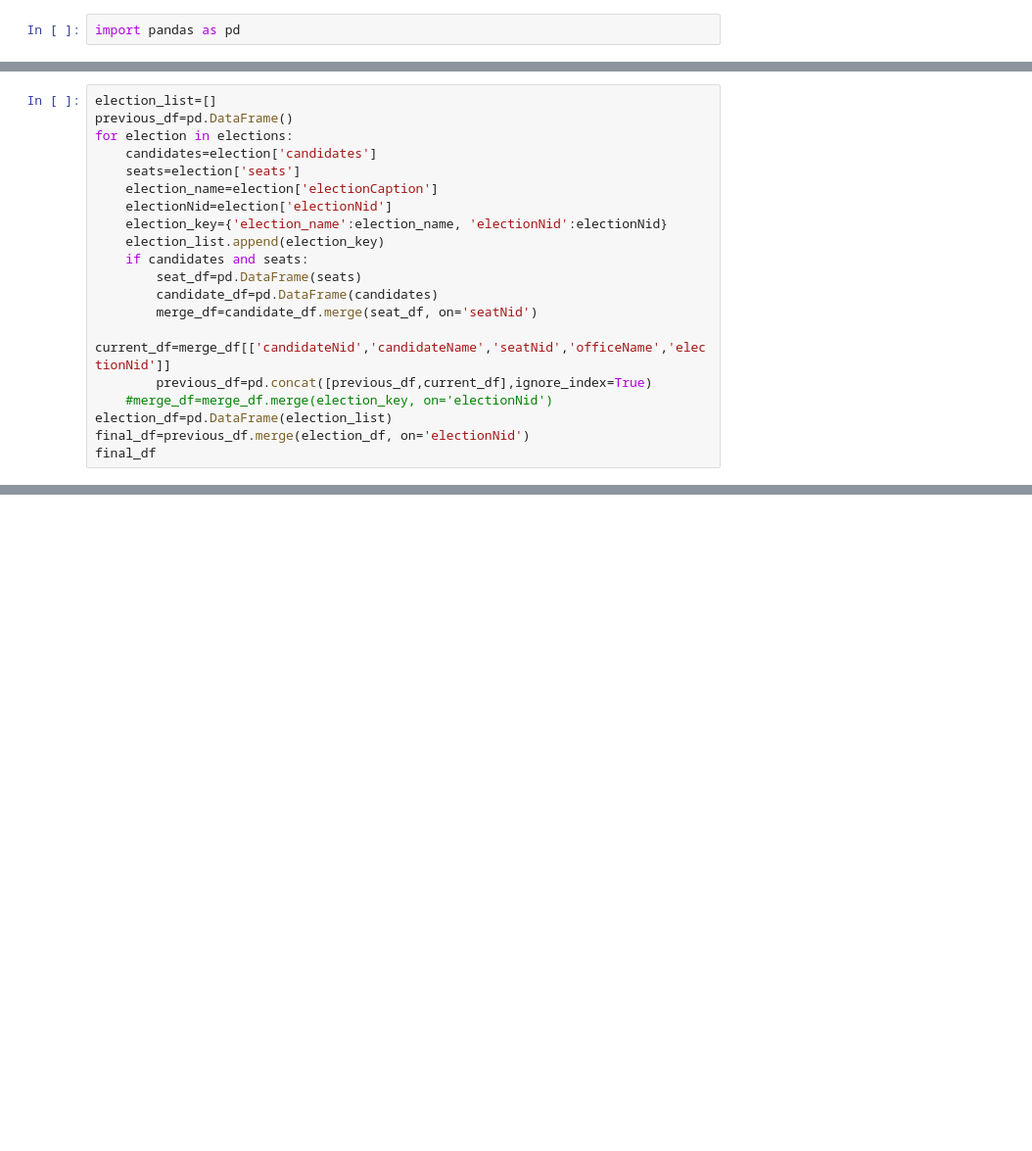
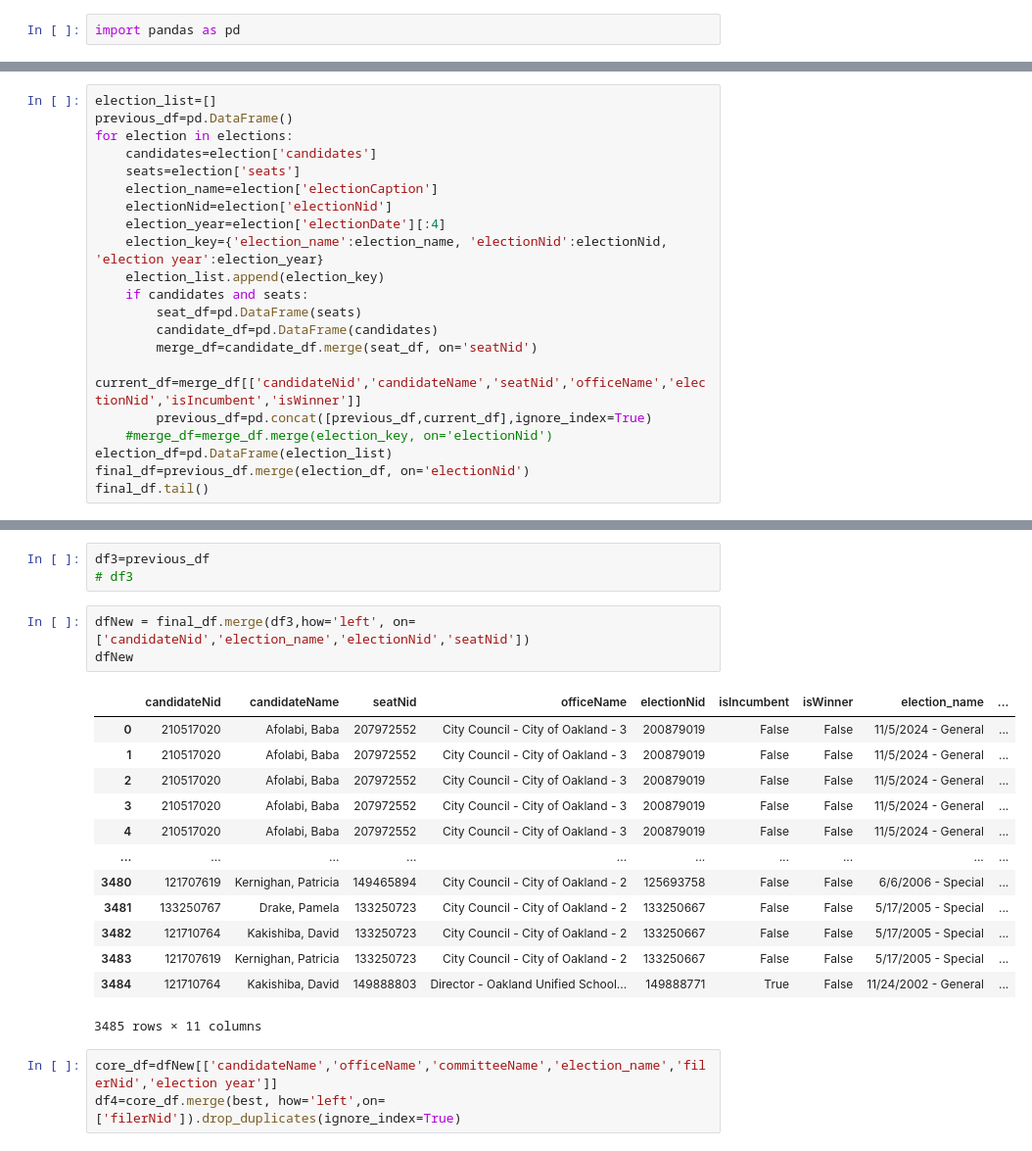
Before and after one commit to FrancisDoran/candidate-table, a Jupyter notebook: francis-testing.ipynb, the cells around one changed output, grey strips where cells are left out. Shown at 98% size. Cells and saved outputs as stored; diff of their text form; blank space fills up the shorter version.

```diff
--- a/francis-testing.ipynb
+++ b/francis-testing.ipynb
@@ -256,20 +2,0 @@ merge_df
-# %%
-election_list=[]
-previous_df=pd.DataFrame()
-for election in elections:
-    candidates=election['candidates']
-    seats=election['seats']
-    election_name=election['electionCaption']
-    electionNid=election['electionNid']
-    election_key={'election_name':election_name, 'electionNid':electionNid}
-    election_list.append(election_key)
-    if candidates and seats:
-        seat_df=pd.DataFrame(seats)
-        candidate_df=pd.DataFrame(candidates)
-        merge_df=candidate_df.merge(seat_df, on='seatNid')
-        current_df=merge_df[['candidateNid','candidateName','seatNid','officeName','electionNid']]
-        previous_df=pd.concat([previous_df,current_df],ignore_index=True)
-    #merge_df=merge_df.merge(election_key, on='electionNid')
-election_df=pd.DataFrame(election_list)
-final_df=previous_df.merge(election_df, on='electionNid')
-final_df
@@ -474,0 +271,21 @@ thao[0]
+# %%
+election_list=[]
+previous_df=pd.DataFrame()
+for election in elections:
+    candidates=election['candidates']
+    seats=election['seats']
+    election_name=election['electionCaption']
+    electionNid=election['electionNid']
+    election_year=election['electionDate'][:4]
+    election_key={'election_name':election_name, 'electionNid':electionNid, 'election year':election_year}
+    election_list.append(election_key)
+    if candidates and seats:
+        seat_df=pd.DataFrame(seats)
+        candidate_df=pd.DataFrame(candidates)
+        merge_df=candidate_df.merge(seat_df, on='seatNid')
+        current_df=merge_df[['candidateNid','candidateName','seatNid','officeName','electionNid','isIncumbent','isWinner']]
+        previous_df=pd.concat([previous_df,current_df],ignore_index=True)
+    #merge_df=merge_df.merge(election_key, on='electionNid')
+election_df=pd.DataFrame(election_list)
+final_df=previous_df.merge(election_df, on='electionNid')
+final_df.tail()
@@ -474,0 +331,23 @@ thao[0]
+# %%
+df3=previous_df
+# df3
+# %%
+dfNew = final_df.merge(df3,how='left', on=['candidateNid','election_name','electionNid','seatNid'])
+dfNew
+# %% [output]
+|  | candidateNid | candidateName | seatNid | officeName | electionNid | isIncumbent | isWinner | election_name | ... |
+| 0 | 210517020 | Afolabi, Baba | 207972552 | City Council - City of Oakland - 3 | 200879019 | False | False | 11/5/2024 - General | ... |
+| 1 | 210517020 | Afolabi, Baba | 207972552 | City Council - City of Oakland - 3 | 200879019 | False | False | 11/5/2024 - General | ... |
+| 2 | 210517020 | Afolabi, Baba | 207972552 | City Council - City of Oakland - 3 | 200879019 | False | False | 11/5/2024 - General | ... |
+| 3 | 210517020 | Afolabi, Baba | 207972552 | City Council - City of Oakland - 3 | 200879019 | False | False | 11/5/2024 - General | ... |
+| 4 | 210517020 | Afolabi, Baba | 207972552 | City Council - City of Oakland - 3 | 200879019 | False | False | 11/5/2024 - General | ... |
+| ... | ... | ... | ... | ... | ... | ... | ... | ... | ... |
+| 3480 | 121707619 | Kernighan, Patricia | 149465894 | City Council - City of Oakland - 2 | 125693758 | False | False | 6/6/2006 - Special | ... |
+| 3481 | 133250767 | Drake, Pamela | 133250723 | City Council - City of Oakland - 2 | 133250667 | False | False | 5/17/2005 - Special | ... |
+| 3482 | 121710764 | Kakishiba, David | 133250723 | City Council - City of Oakland - 2 | 133250667 | False | False | 5/17/2005 - Special | ... |
+| 3483 | 121707619 | Kernighan, Patricia | 133250723 | City Council - City of Oakland - 2 | 133250667 | False | False | 5/17/2005 - Special | ... |
+| 3484 | 121710764 | Kakishiba, David | 149888803 | Director - Oakland Unified School... | 149888771 | True | False | 11/24/2002 - General | ... |
+3485 rows × 11 columns
+# %%
+core_df=dfNew[['candidateName','officeName','committeeName','election_name','filerNid','election year']]
+df4=core_df.merge(best, how='left',on=['filerNid']).drop_duplicates(ignore_index=True)
```
Also changed, not shown: parts of 35 cells of this notebook, 3 other files.
